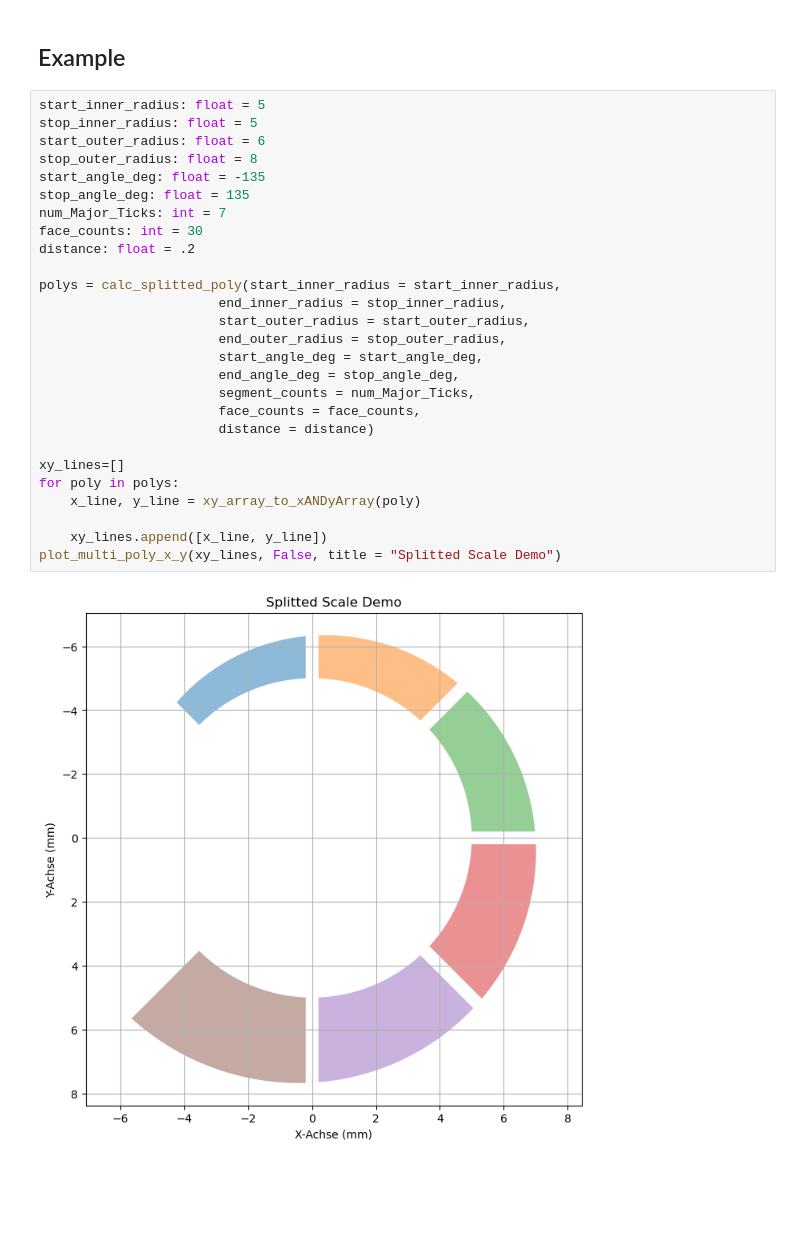
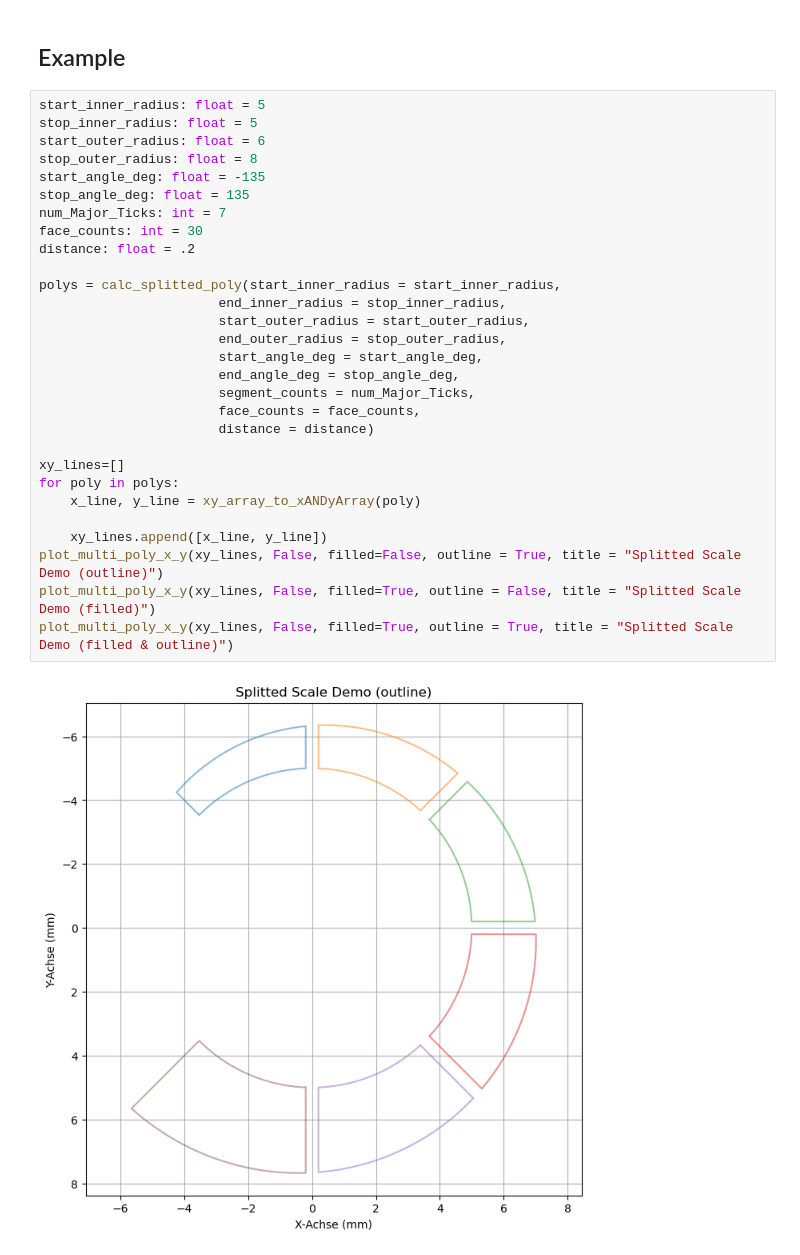
Before and after one commit to BatNoize/Dial-Scale-FrontPanel-Footprint-Wizard, a Jupyter notebook: Notebooks/Splitted_Polygon_Dial_Scale_Demo.ipynb, the cells around one changed output. Cells and saved outputs as stored; diff of their text form; blank space fills up the shorter version.

Commit message:
outline & filled plot

```diff
--- a/Notebooks/Splitted_Polygon_Dial_Scale_Demo.ipynb
+++ b/Notebooks/Splitted_Polygon_Dial_Scale_Demo.ipynb
@@ -33,29 +33,31 @@ from plotter import xy_array_to_xANDyArray
 # %%
 start_inner_radius: float = 5
 stop_inner_radius: float = 5
 start_outer_radius: float = 6
 stop_outer_radius: float = 8
 start_angle_deg: float = -135
 stop_angle_deg: float = 135
 num_Major_Ticks: int = 7
 face_counts: int = 30
 distance: float = .2
 
 polys = calc_splitted_poly(start_inner_radius = start_inner_radius,
                        end_inner_radius = stop_inner_radius,
                        start_outer_radius = start_outer_radius,
                        end_outer_radius = stop_outer_radius,
                        start_angle_deg = start_angle_deg,
                        end_angle_deg = stop_angle_deg,
                        segment_counts = num_Major_Ticks,
                        face_counts = face_counts,
                        distance = distance)
 
 xy_lines=[]
 for poly in polys:
     x_line, y_line = xy_array_to_xANDyArray(poly)
 
     xy_lines.append([x_line, y_line])
-plot_multi_poly_x_y(xy_lines, False, title = "Splitted Scale Demo")
+plot_multi_poly_x_y(xy_lines, False, filled=False, outline = True, title = "Splitted Scale Demo (outline)")
+plot_multi_poly_x_y(xy_lines, False, filled=True, outline = False, title = "Splitted Scale Demo (filled)")
+plot_multi_poly_x_y(xy_lines, False, filled=True, outline = True, title = "Splitted Scale Demo (filled & outline)")
 # %% [output]
-[figure, old version]
+[figure, new version]
```
Also changed, not shown: parts of 1 cell of this notebook.
